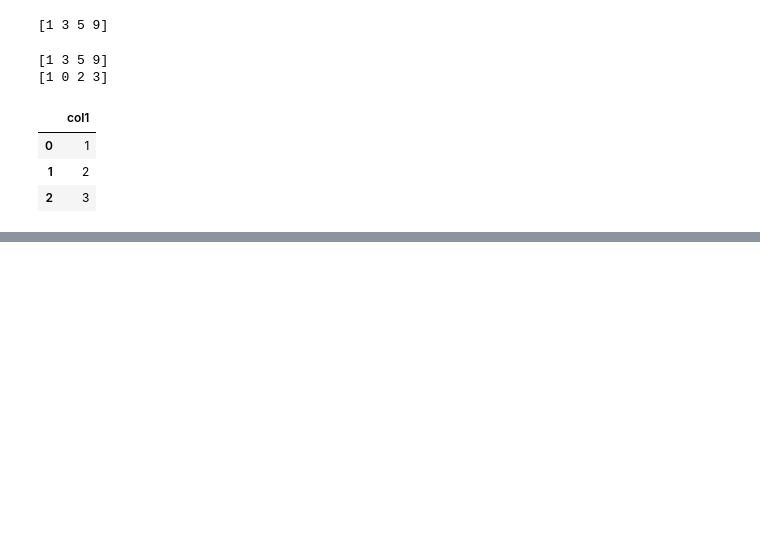
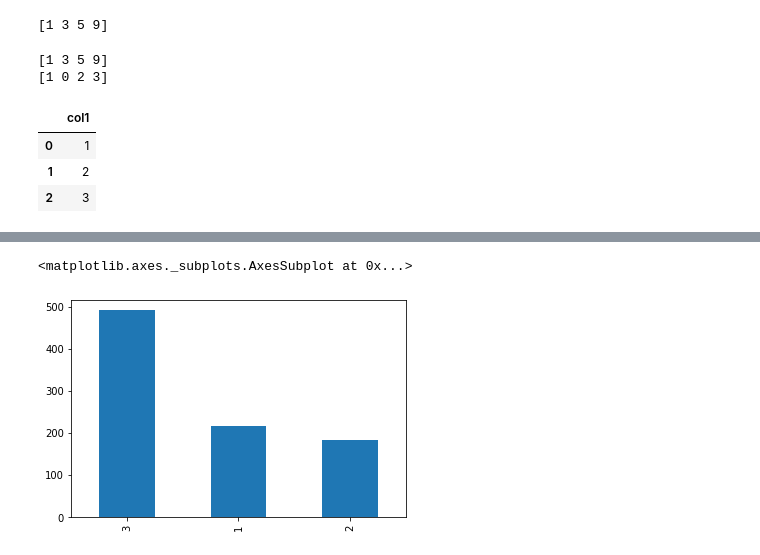
Before and after one commit to swgu931/temp, a Jupyter notebook: DE_course_1.ipynb, the cells around one changed output, grey strips where cells are left out. Drawn from its saved outputs; the diff is of its cells as text; code cells hidden in the pictures; blank space fills up the shorter version.

Commit message:
DE Training 1 updates

```diff
--- a/DE_course_1.ipynb
+++ b/DE_course_1.ipynb
@@ -215,0 +253,2 @@ d
+# %%
+data = pd.read_csv('./day1/datas/titanic/train.csv', sep = ',')
@@ -215,0 +332,6 @@ d
+# %%
+import matplotlib as mplt
+data['Pclass'].value_counts().plot(kind='bar')
+# %% [output]
+<matplotlib.axes._subplots.AxesSubplot at 0x...>
+[figure, added]
```
Also changed, not shown: parts of 17 cells of this notebook.
